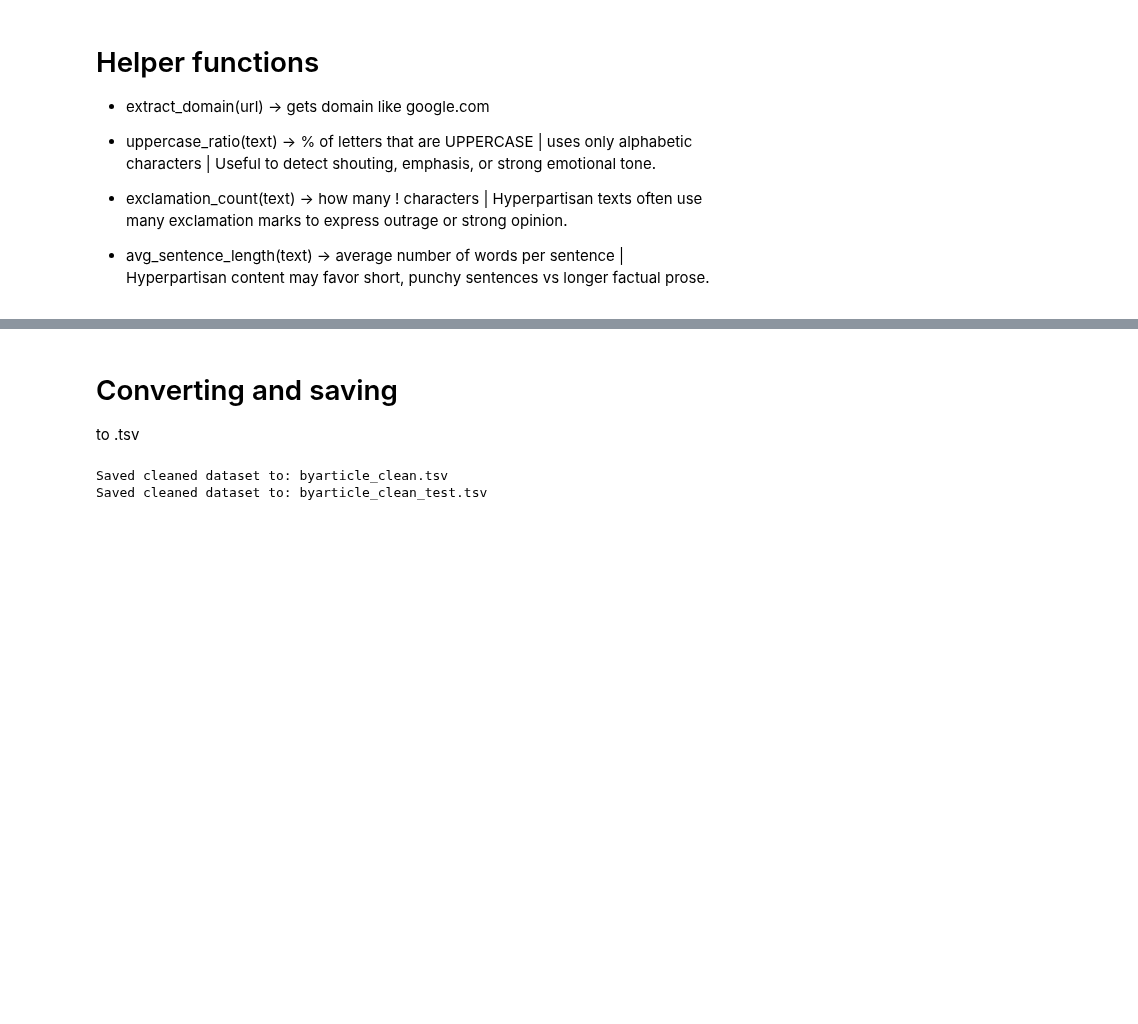
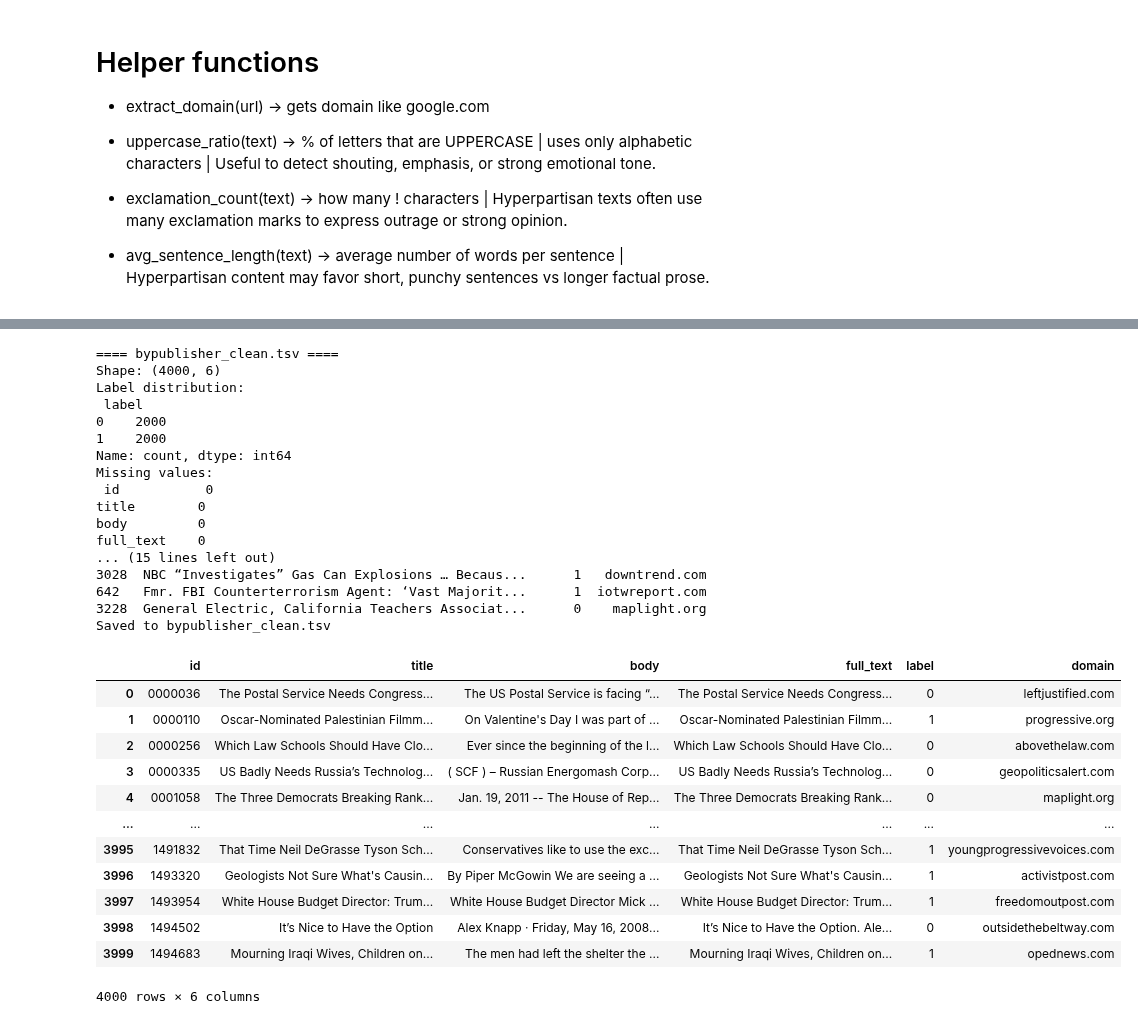
Before and after one commit to badaa002/DAT550-2025---Hyperpartisan-News-Detection-, a Jupyter notebook: notebooks/Preprocessing_byarticle.ipynb, the cells around one changed output, grey strips where cells are left out. Drawn from its saved outputs; the diff is of its cells as text; code cells hidden in the pictures; blank space fills up the shorter version.

```diff
--- a/notebooks/Preprocessing_byarticle.ipynb
+++ b/notebooks/Preprocessing_byarticle.ipynb
@@ -62,12 +60,9 @@ ground_truth_path = "ground-truth-training-byarticle-20181122.xml"
 articles_path_test = "articles-test-byarticle-20181207.xml"
 ground_truth_path_test = "ground-truth-test-byarticle-20181207.xml"
 
+articles_path_bypublisher = "articles-test-bypublisher-20181212.xml"
+ground_truth_path_bypublisher = "ground-truth-test-bypublisher-20181212.xml"
+
 output_path = "byarticle_clean.tsv"
 output_path_test = "byarticle_clean_test.tsv"
-
-# === LOAD XML FILES ===
-articles_tree = ET.parse(articles_path)
-ground_truth_tree = ET.parse(ground_truth_path)
-
-articles_tree_test = ET.parse(articles_path_test)
-ground_truth_tree_test = ET.parse(ground_truth_path_test)
+output_path_bypublisher = "bypublisher_clean.tsv"
@@ -79,15 +68,0 @@ ground_truth_root_test = ground_truth_tree_test.getroot()
-# %%
-# === PARSE GROUND TRUTH (LABELS + URL) ===
-labels = {}
-for article in ground_truth_root.findall("article"):
-    article_id = article.get("id")
-    label = 1 if article.get("hyperpartisan") == "true" else 0
-    url = article.get("url")
-    labels[article_id] = {"label": label, "url": url}
-
-labels_test = {}
-for article in ground_truth_root_test.findall("article"):
-    article_id = article.get("id")
-    label = 1 if article.get("hyperpartisan") == "true" else 0
-    url = article.get("url")
-    labels_test[article_id] = {"label": label, "url": url}
@@ -330,12 +197,35 @@ Summary:
-# %% [markdown]
-# Converting and saving
-to .tsv
-# %%
-df.to_csv(output_path, sep="\t", index=False)
-print(f"Saved cleaned dataset to: {output_path}")
-
-df_test.to_csv(output_path_test, sep="\t", index=False)
-print(f"Saved cleaned dataset to: {output_path_test}")
-# %% [output]
-Saved cleaned dataset to: byarticle_clean.tsv
-Saved cleaned dataset to: byarticle_clean_test.tsv
+# %%
+#preprocess_byarticle_xml(articles_path, ground_truth_path, output_path)
+#preprocess_byarticle_xml(articles_path_test, ground_truth_path_test, output_path_test)
+preprocess_byarticle_xml(articles_path_bypublisher, ground_truth_path_bypublisher, output_path_bypublisher, False, True)
+# %% [output]
+==== bypublisher_clean.tsv ====
+Shape: (4000, 6)
+Label distribution:
+ label
+0    2000
+1    2000
+Name: count, dtype: int64
+Missing values:
+ id           0
+title        0
+body         0
+full_text    0
+... (15 lines left out)
+3028  NBC “Investigates” Gas Can Explosions … Becaus...      1   downtrend.com
+642   Fmr. FBI Counterterrorism Agent: ‘Vast Majorit...      1  iotwreport.com
+3228  General Electric, California Teachers Associat...      0    maplight.org
+Saved to bypublisher_clean.tsv
+|  | id | title | body | full_text | label | domain |
+| 0 | 0000036 | The Postal Service Needs Congress... | The US Postal Service is facing “... | The Postal Service Needs Congress... | 0 | leftjustified.com |
+| 1 | 0000110 | Oscar-Nominated Palestinian Filmm... | On Valentine's Day I was part of ... | Oscar-Nominated Palestinian Filmm... | 1 | progressive.org |
+| 2 | 0000256 | Which Law Schools Should Have Clo... | Ever since the beginning of the l... | Which Law Schools Should Have Clo... | 0 | abovethelaw.com |
+| 3 | 0000335 | US Badly Needs Russia’s Technolog... | ( SCF ) – Russian Energomash Corp... | US Badly Needs Russia’s Technolog... | 0 | geopoliticsalert.com |
+| 4 | 0001058 | The Three Democrats Breaking Rank... | Jan. 19, 2011 -- The House of Rep... | The Three Democrats Breaking Rank... | 0 | maplight.org |
+| ... | ... | ... | ... | ... | ... | ... |
+| 3995 | 1491832 | That Time Neil DeGrasse Tyson Sch... | Conservatives like to use the exc... | That Time Neil DeGrasse Tyson Sch... | 1 | youngprogressivevoices.com |
+| 3996 | 1493320 | Geologists Not Sure What's Causin... | By Piper McGowin We are seeing a ... | Geologists Not Sure What's Causin... | 1 | activistpost.com |
+| 3997 | 1493954 | White House Budget Director: Trum... | White House Budget Director Mick ... | White House Budget Director: Trum... | 1 | freedomoutpost.com |
+| 3998 | 1494502 | It’s Nice to Have the Option | Alex Knapp · Friday, May 16, 2008... | It’s Nice to Have the Option. Ale... | 0 | outsidethebeltway.com |
+| 3999 | 1494683 | Mourning Iraqi Wives, Children on... | The men had left the shelter the ... | Mourning Iraqi Wives, Children on... | 1 | opednews.com |
+4000 rows × 6 columns
```
Also changed, not shown: parts of 20 cells of this notebook, 4 other files.
